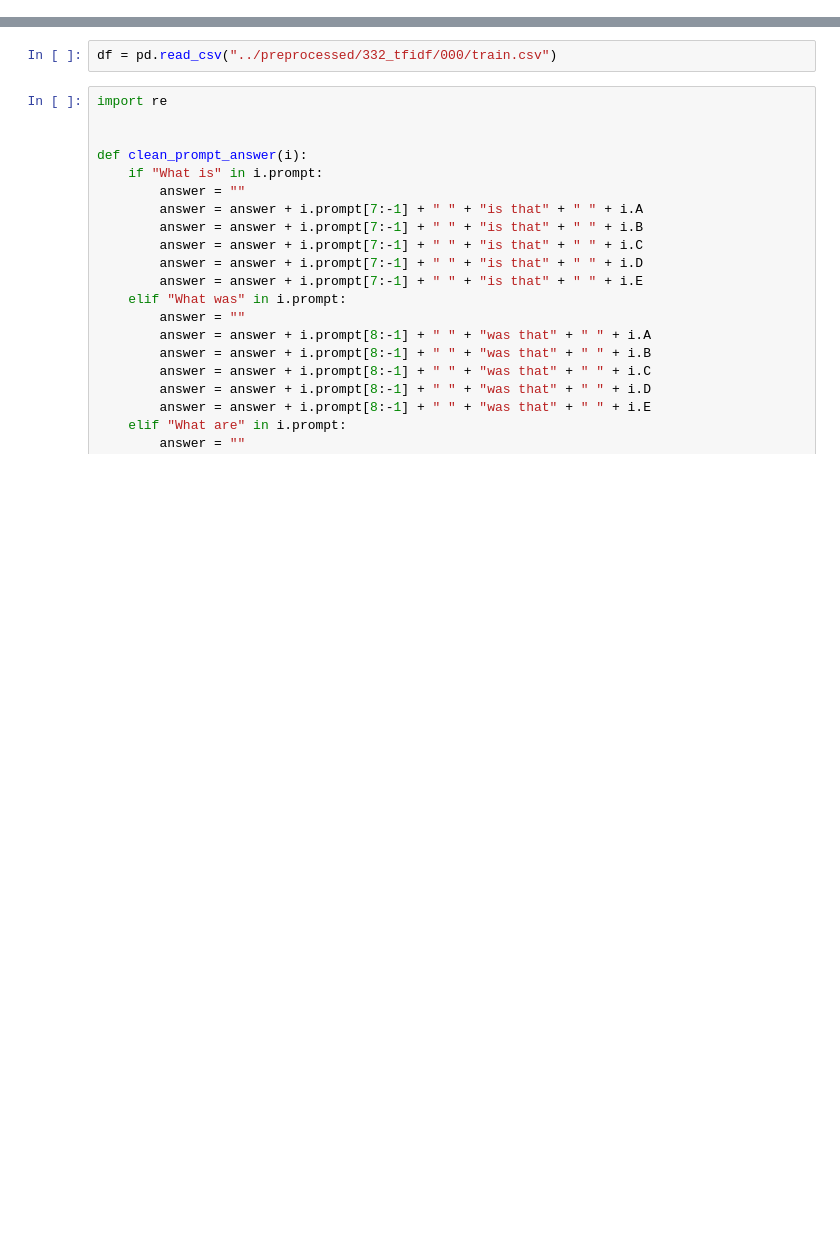
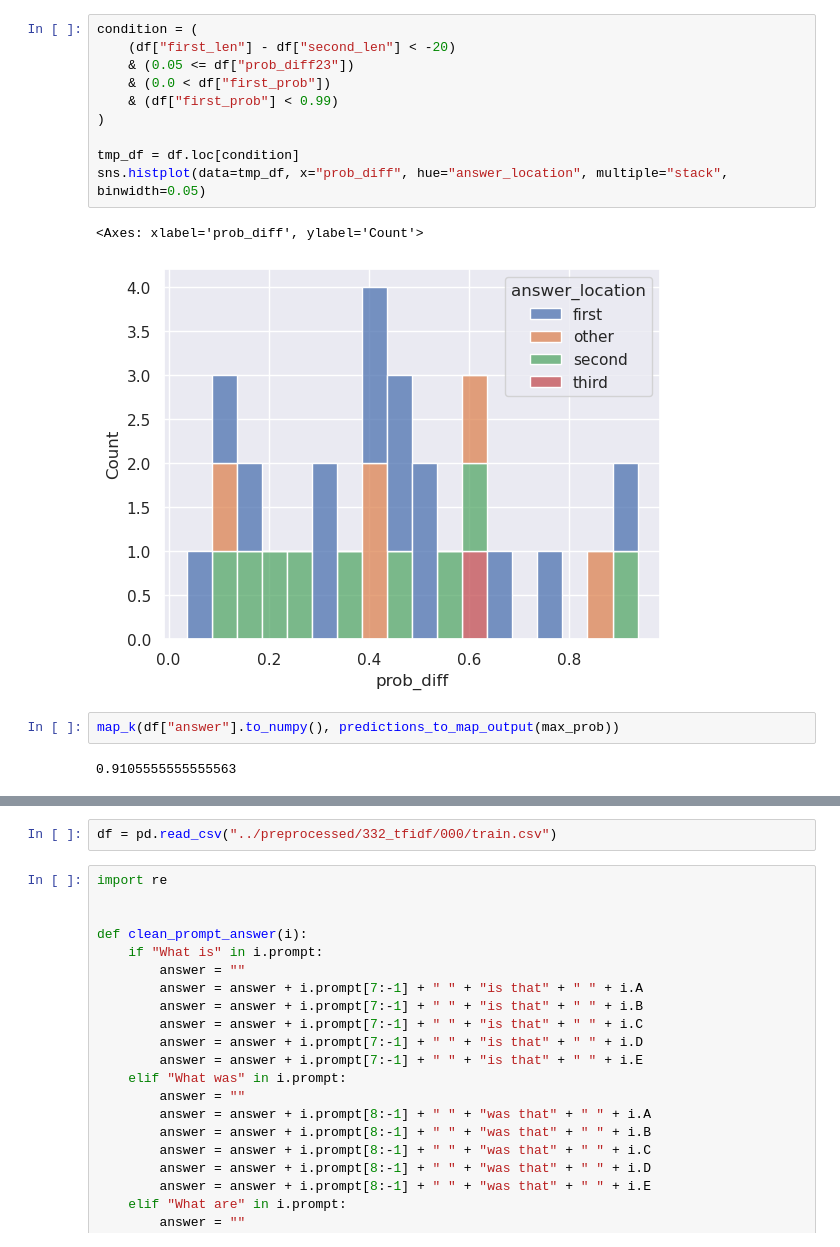
Before and after one commit to unonao/kaggle-llm-science, a Jupyter notebook: notebook/Untitled.ipynb, the cells around one changed output, grey strips where cells are left out. Cells and saved outputs as stored; diff of their text form; blank space fills up the shorter version.

```diff
--- a/notebook/Untitled.ipynb
+++ b/notebook/Untitled.ipynb
@@ -9,0 +251,17 @@ from sentence_transformers import SentenceTransformer
+# %%
+condition = (
+    (df["first_len"] - df["second_len"] < -20)
+    & (0.05 <= df["prob_diff23"])
+    & (0.0 < df["first_prob"])
+    & (df["first_prob"] < 0.99)
+)
+
+tmp_df = df.loc[condition]
+sns.histplot(data=tmp_df, x="prob_diff", hue="answer_location", multiple="stack", binwidth=0.05)
+# %% [output]
+<Axes: xlabel='prob_diff', ylabel='Count'>
+[figure, added]
+# %%
+map_k(df["answer"].to_numpy(), predictions_to_map_output(max_prob))
+# %% [output]
+0.9105555555555563
```
Also changed, not shown: parts of 15 cells of this notebook, 44 other files.
